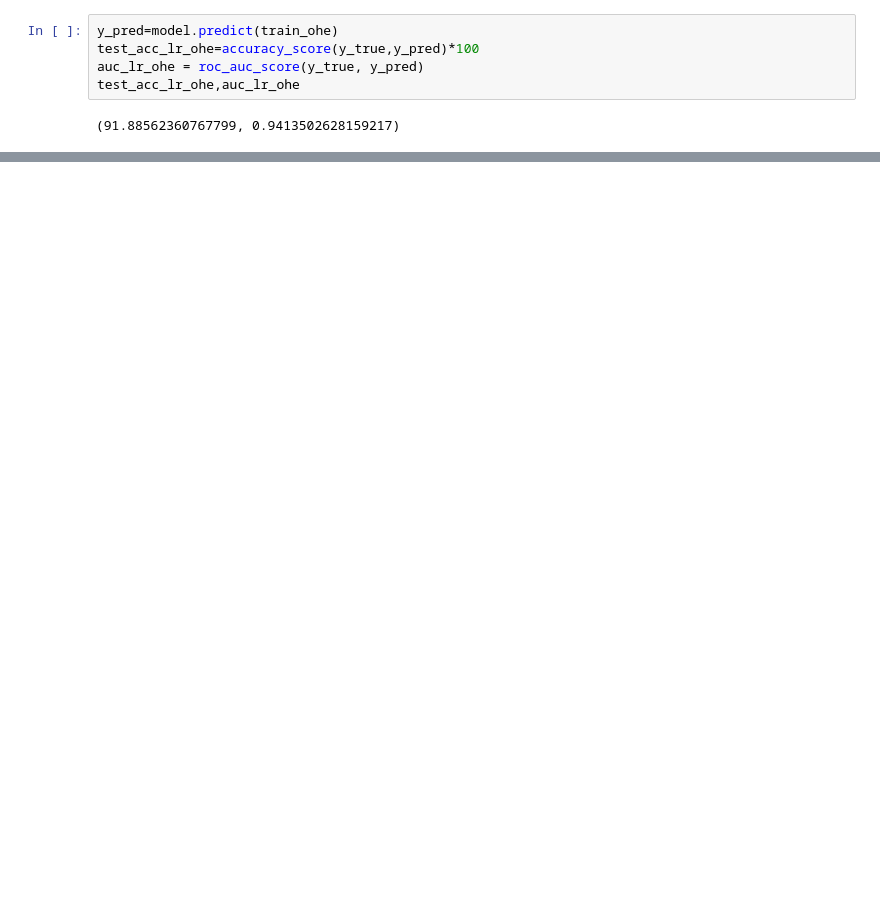
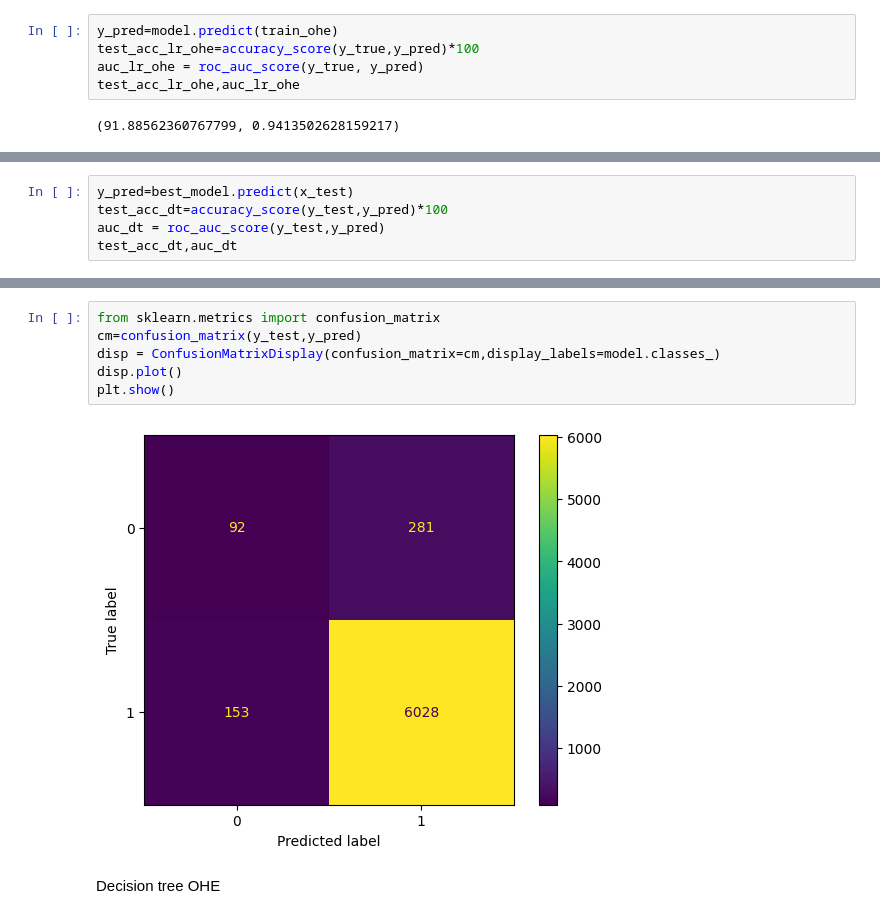
Before and after one commit to slord2k2/Machine-learning-101, a Jupyter notebook: Project 1 - Amazon.com - Employee Access/Dataset for the project/Model.ipynb, the cells around one changed output, grey strips where cells are left out. Saved outputs shown, nothing was run; the diff lists cells and outputs as text; blank space fills up the shorter version.

```diff
--- a/Project 1 - Amazon.com - Employee Access/Dataset for the project/Model.ipynb
+++ b/Project 1 - Amazon.com - Employee Access/Dataset for the project/Model.ipynb
@@ -359,0 +376,5 @@ print(x)
+# %%
+y_pred=best_model.predict(x_test)
+test_acc_dt=accuracy_score(y_test,y_pred)*100
+auc_dt = roc_auc_score(y_test,y_pred)
+test_acc_dt,auc_dt
@@ -359,0 +433,10 @@ print(x)
+# %%
+from sklearn.metrics import confusion_matrix
+cm=confusion_matrix(y_test,y_pred)
+disp = ConfusionMatrixDisplay(confusion_matrix=cm,display_labels=model.classes_)
+disp.plot()
+plt.show()
+# %% [output]
+[figure, added]
+# %% [markdown]
+Decision tree OHE
```
Also changed, not shown: parts of 33 cells of this notebook.
